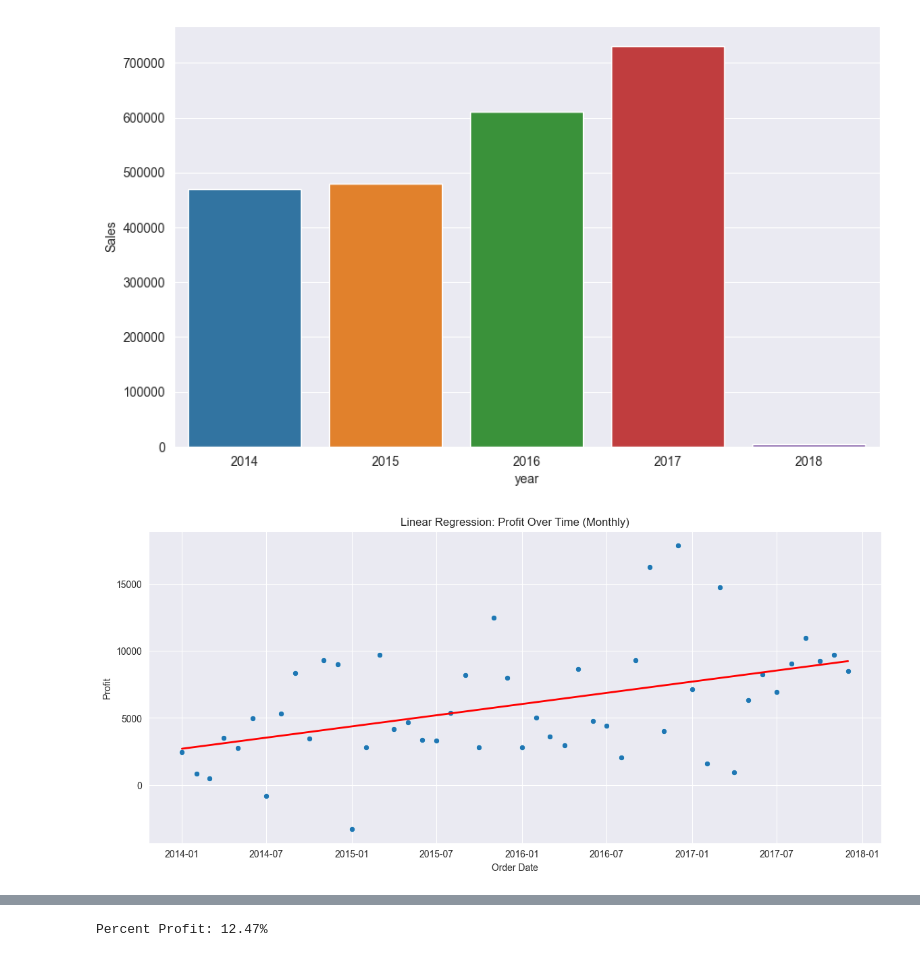
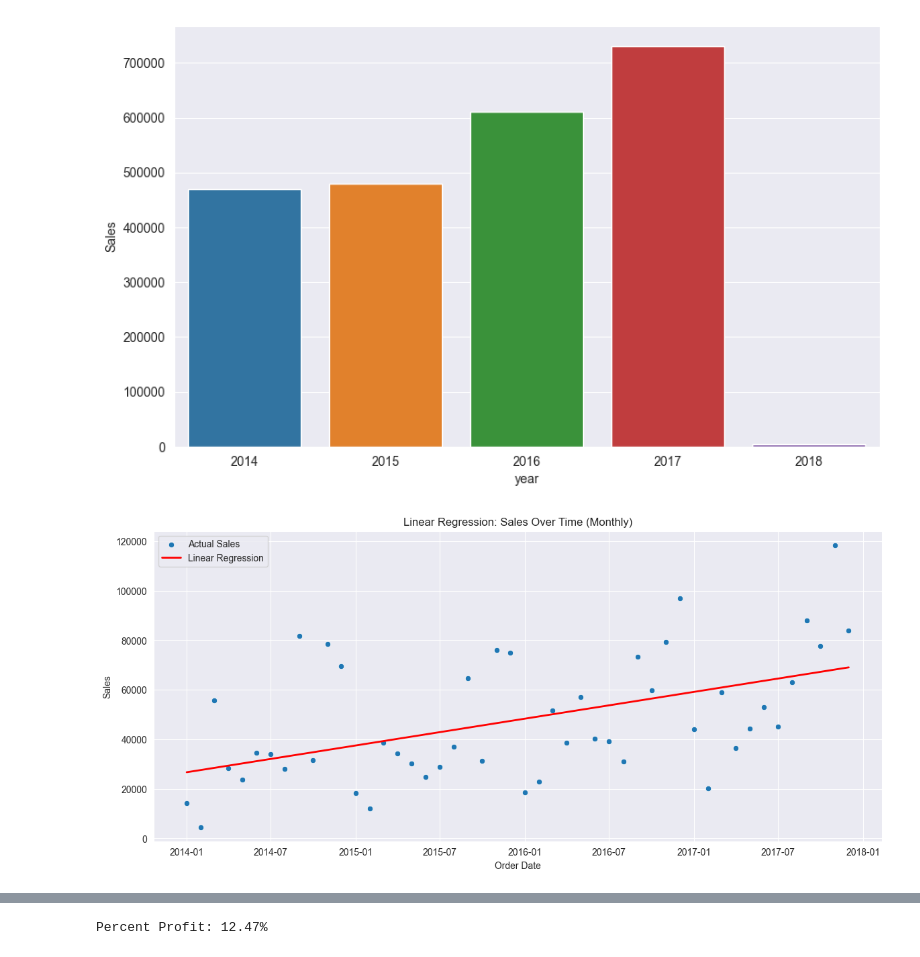
Before and after one commit to EricShinozaki/CS-2410-Final-Project, a Jupyter notebook: CS2410 Final Project.ipynb, the cells around one changed output, grey strips where cells are left out. Drawn from its saved outputs; the diff is of its cells as text; code cells hidden in the pictures.

```diff
--- a/CS2410 Final Project.ipynb
+++ b/CS2410 Final Project.ipynb
@@ -81,31 +151,32 @@ sns.barplot(data=salesVsTime, x='year', y='Sales', hue='year')
 <Axes: xlabel='year', ylabel='Sales'>
 [figure]
 # %%
-#Linear Regression for total profit over time - monthly
+# Linear Regression for total sales over time - monthly
 df = df.sort_values('Order Date')
 
 df['year'] = df['Order Date'].dt.year
 df['month'] = df['Order Date'].dt.month
 
-#group by year and month and agg sum
+# group by year and month and aggregate sum
 monthly_data = df.groupby(['year', 'month']).agg({'Profit': 'sum', 'Sales': 'sum'}).reset_index()
 
-#linear regression for total profits over time, agg over monthly
-profit_time_model = LinearRegression()
-X_profit = pd.to_datetime(monthly_data[['year', 'month']].assign(day=1)).apply(lambda x: x.timestamp()).values.reshape(-1, 1)
-y_profit = monthly_data['Profit'].values
-profit_time_model.fit(X_profit, y_profit)
+# linear regression for total sales over time, aggregated over monthly
+sales_time_model = LinearRegression()
+X_sales = pd.to_datetime(monthly_data[['year', 'month']].assign(day=1)).apply(lambda x: x.timestamp()).values.reshape(-1, 1)
+y_sales = monthly_data['Sales'].values
+sales_time_model.fit(X_sales, y_sales)
 
-#plot linear regression
+# plot linear regression
 plt.figure(figsize=(14, 6))
-sns.scatterplot(x=pd.to_datetime(monthly_data[['year', 'month']].assign(day=1)), y='Profit', data=monthly_data)
-plt.plot(pd.to_datetime(monthly_data[['year', 'month']].assign(day=1)), profit_time_model.predict(X_profit), color='red', linewidth=2)
-plt.title('Linear Regression: Profit Over Time (Monthly)')
+sns.scatterplot(x=pd.to_datetime(monthly_data[['year', 'month']].assign(day=1)), y='Sales', data=monthly_data, label='Actual Sales')
+plt.plot(pd.to_datetime(monthly_data[['year', 'month']].assign(day=1)), sales_time_model.predict(X_sales), color='red', linewidth=2, label='Linear Regression')
+plt.title('Linear Regression: Sales Over Time (Monthly)')
 plt.xlabel('Order Date')
-plt.ylabel('Profit')
+plt.ylabel('Sales')
+plt.legend()
 plt.show()
 # %% [output]
-[figure, old version]
+[figure, new version]
 # %%
 #linear and polynomial regression separated by year
 from sklearn.preprocessing import PolynomialFeatures
```
Also changed, not shown: parts of 8 cells of this notebook.
